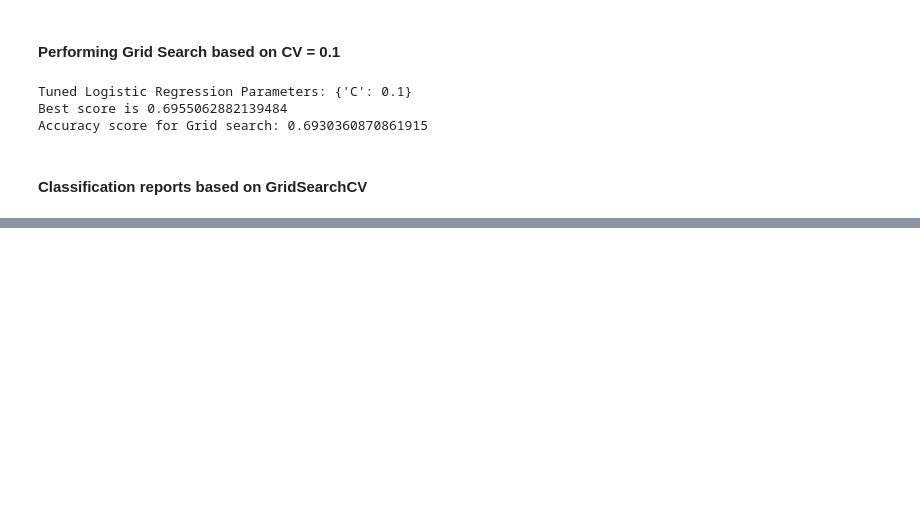
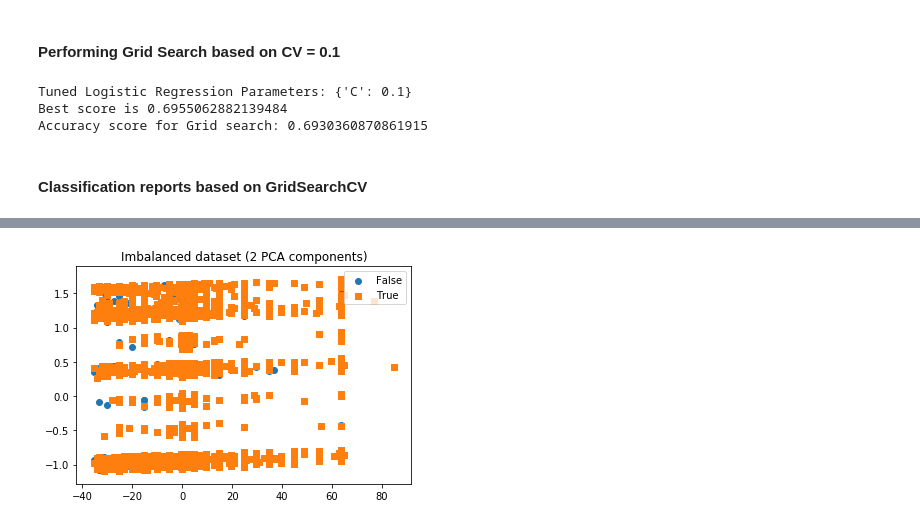
Before and after one commit to vsrajesh1/Capstone_Project_1, a Jupyter notebook: Machine learning - In depth Analysis.ipynb, the cells around one changed output, grey strips where cells are left out. Drawn from its saved outputs; the diff is of its cells as text; code cells hidden in the pictures; blank space fills up the shorter version.

```diff
--- a/Machine learning - In depth Analysis.ipynb
+++ b/Machine learning - In depth Analysis.ipynb
@@ -342,0 +396,29 @@ Based on the above results:
+# %%
+from imblearn.datasets import make_imbalance
+from sklearn.decomposition import PCA
+
+def plot_2d_space(X, y, label='Classes'):
+    colors = ['#1F77B4', '#FF7F0E']
+    markers = ['o', 's']
+    for l, c, m in zip(np.unique(y), colors, markers):
+        plt.scatter(
+            X[y==l, 0],
+            X[y==l, 1],
+            c=c, label=l, marker=m
+        )
+    plt.title(label)
+    plt.legend(loc='upper right')
+    plt.show()
+
+
+pca = PCA(n_components=2)
+X_train = pca.fit_transform(X_train)
+
+plot_2d_space(X_train, y_train, 'Imbalanced dataset (2 PCA components)')
+
+#X_rs, y_rs = make_imbalance(X_train, y_train, ratio={1: 1000, 0: 65},
+#                      random_state=0)
+#print('Random undersampling {}'.format(Counter(y_rs)))
+#plot_2d_space(X_rs,y_rs,'Random undersampling')
+# %% [output]
+[figure, added]
```
Also changed, not shown: parts of 12 cells of this notebook.
